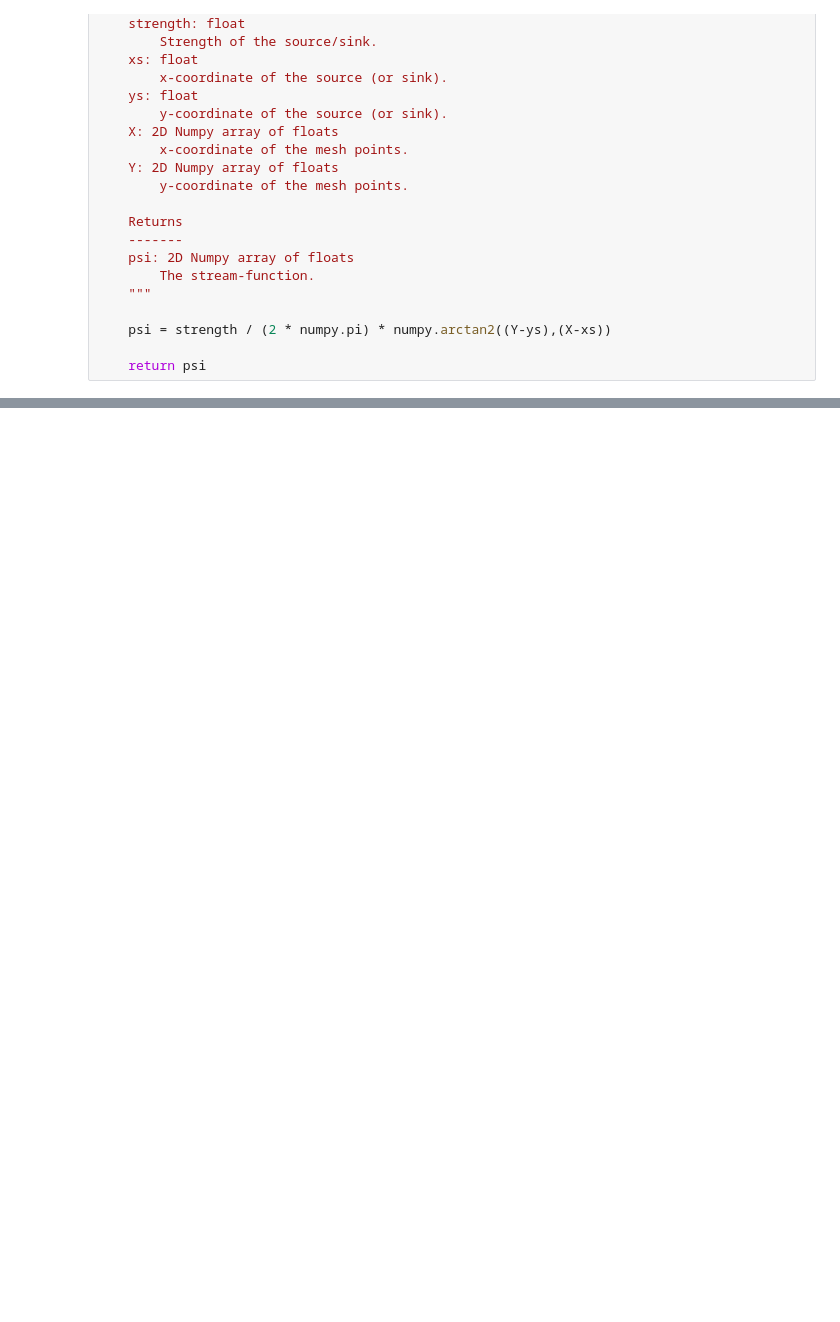
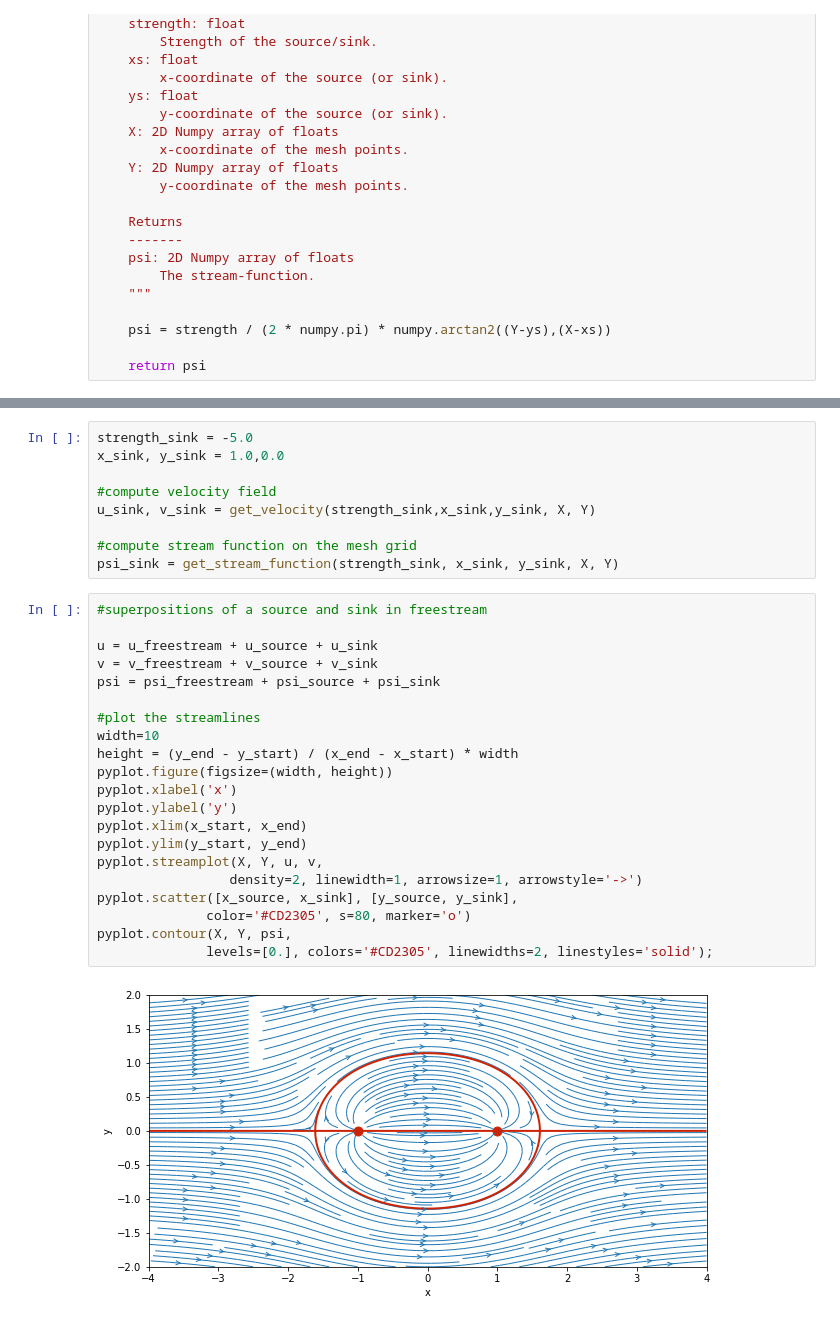
Before and after one commit to asabbagha/MAE6226, a Jupyter notebook: Class3-2.ipynb, the cells around one changed output, grey strips where cells are left out. Cells and saved outputs as stored; diff of their text form; blank space fills up the shorter version.

```diff
--- a/Class3-2.ipynb
+++ b/Class3-2.ipynb
@@ -124,0 +128,32 @@ pyplot.contour(X, Y, psi,
+# %%
+strength_sink = -5.0
+x_sink, y_sink = 1.0,0.0
+
+#compute velocity field
+u_sink, v_sink = get_velocity(strength_sink,x_sink,y_sink, X, Y)
+
+#compute stream function on the mesh grid
+psi_sink = get_stream_function(strength_sink, x_sink, y_sink, X, Y)
+# %%
+#superpositions of a source and sink in freestream
+
+u = u_freestream + u_source + u_sink
+v = v_freestream + v_source + v_sink
+psi = psi_freestream + psi_source + psi_sink
+
+#plot the streamlines
+width=10
+height = (y_end - y_start) / (x_end - x_start) * width
+pyplot.figure(figsize=(width, height))
+pyplot.xlabel('x')
+pyplot.ylabel('y')
+pyplot.xlim(x_start, x_end)
+pyplot.ylim(y_start, y_end)
+pyplot.streamplot(X, Y, u, v,
+                 density=2, linewidth=1, arrowsize=1, arrowstyle='->')
+pyplot.scatter([x_source, x_sink], [y_source, y_sink],
+              color='#CD2305', s=80, marker='o')
+pyplot.contour(X, Y, psi,
+              levels=[0.], colors='#CD2305', linewidths=2, linestyles='solid');
+# %% [output]
+[figure, added]
```
Also changed, not shown: parts of 4 cells of this notebook.
